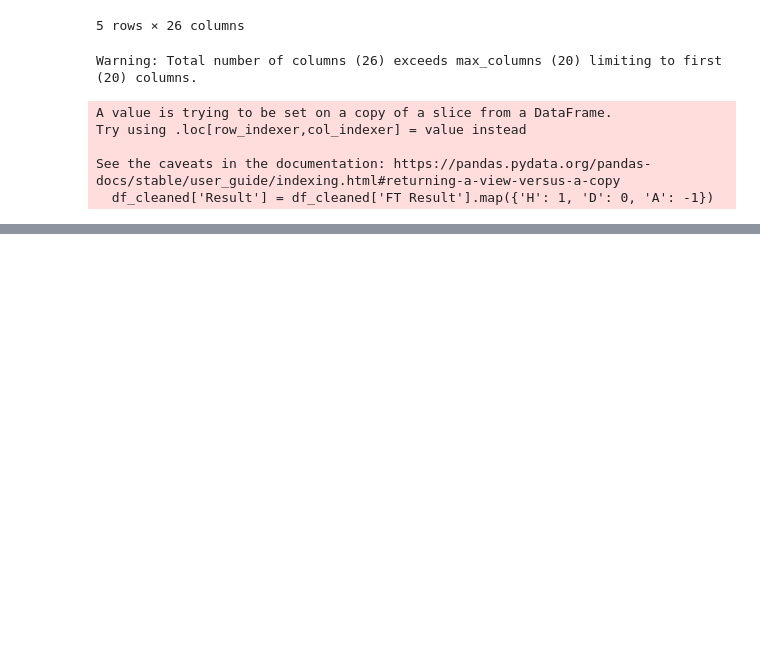
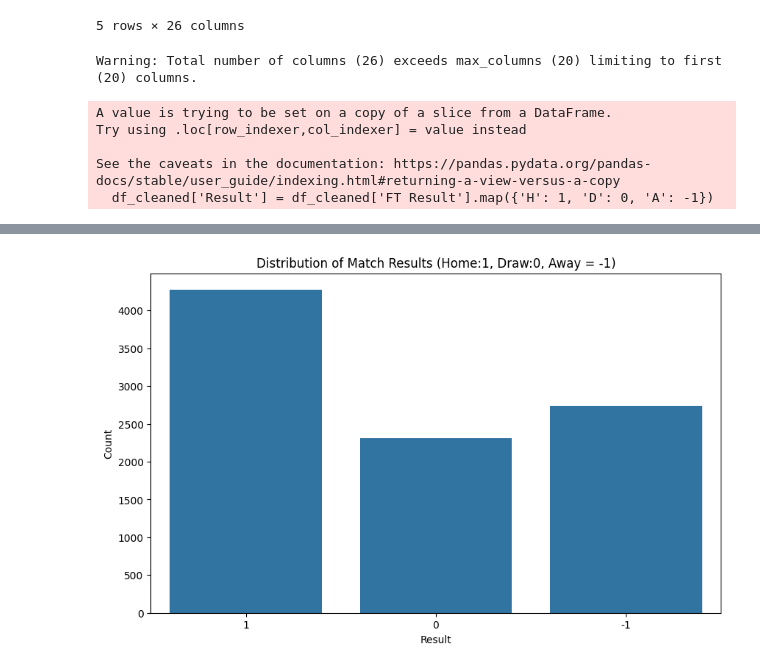
Before and after one commit to sriharimohan/Premier-League-Match-Prediction-using-ML-Models, a Jupyter notebook: Project_Main.ipynb, the cells around one changed output, grey strips where cells are left out. Drawn from its saved outputs; the diff is of its cells as text; code cells hidden in the pictures; blank space fills up the shorter version.

```diff
--- a/Project_Main.ipynb
+++ b/Project_Main.ipynb
@@ -48,3 +48,10 @@ Try using .loc[row_indexer,col_indexer] = value instead
 
 See the caveats in the documentation: https://pandas.pydata.org/pandas-docs/stable/user_guide/indexing.html#returning-a-view-versus-a-copy
   df_cleaned['Result'] = df_cleaned['FT Result'].map({'H': 1, 'D': 0, 'A': -1})
+# %%
+df_cleaned['ShotsOnTargetDiff'] = df_cleaned['H SOT'] - df_cleaned['A SOT']
+df_cleaned['ShotsDiff'] = df_cleaned['H Shots'] - df_cleaned['A Shots']
+df_cleaned['FoulsDiff'] = df_cleaned['H Fouls'] - df_cleaned['A Fouls']
+df_cleaned['CornersDiff'] = df_cleaned['H Corners'] - df_cleaned['A Corners']
+df_cleaned['YellowDiff'] = df_cleaned['H Yellow'] - df_cleaned['A Yellow']
+df_cleaned['RedDiff'] = df_cleaned['H Red'] - df_cleaned['A Red']
@@ -50,0 +76,12 @@ See the caveats in the documentation: https://pandas.pydata.org/pandas-docs/stab
+# %%
+import matplotlib.pyplot as plt
+import seaborn as sns
+
+plt.figure(figsize=(10, 6))
+sns.countplot(x='Result', data=df_cleaned, order=[1, 0, -1])
+plt.title('Distribution of Match Results (Home:1, Draw:0, Away = -1)')
+plt.xlabel('Result')
+plt.ylabel('Count')
+plt.show()
+# %% [output]
+[figure, added]
```
Also changed, not shown: parts of 1 cell of this notebook.
